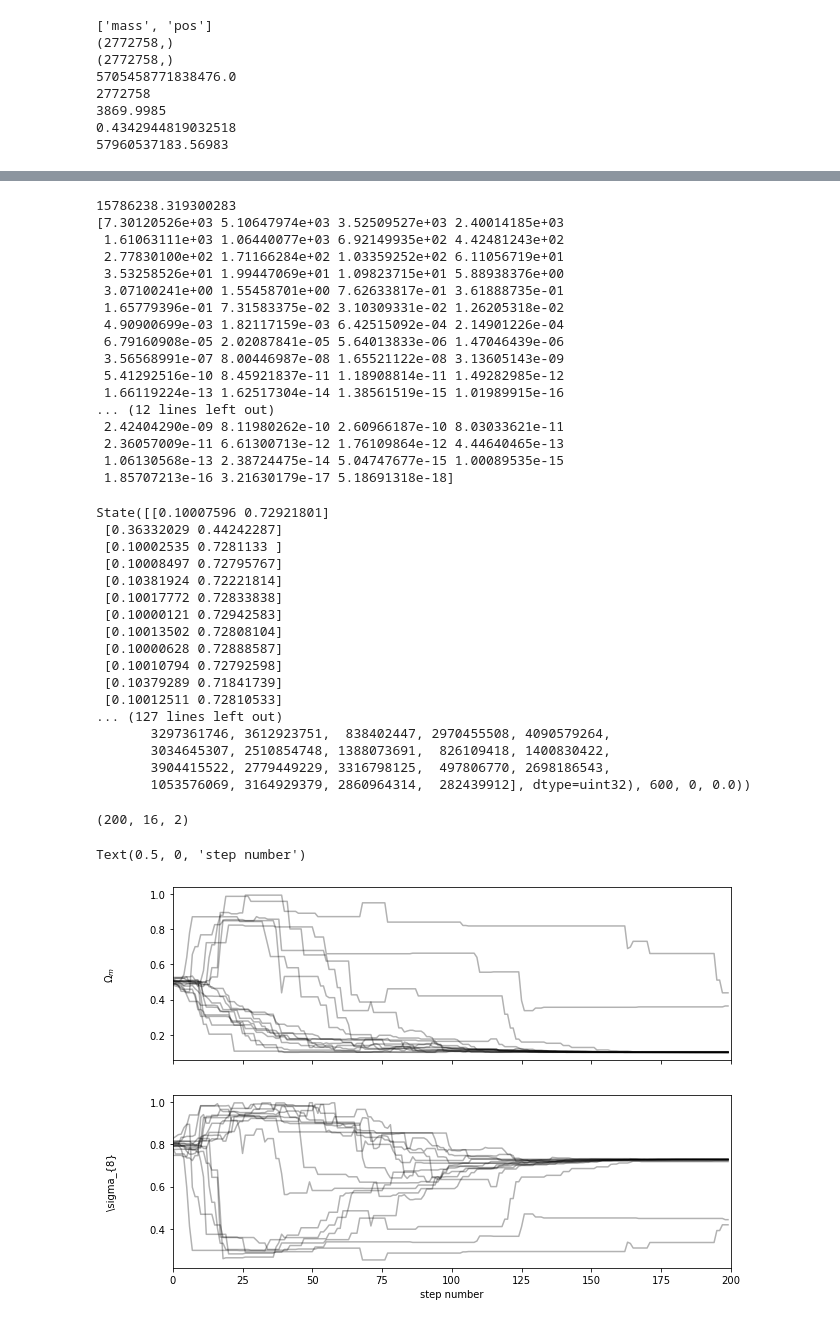
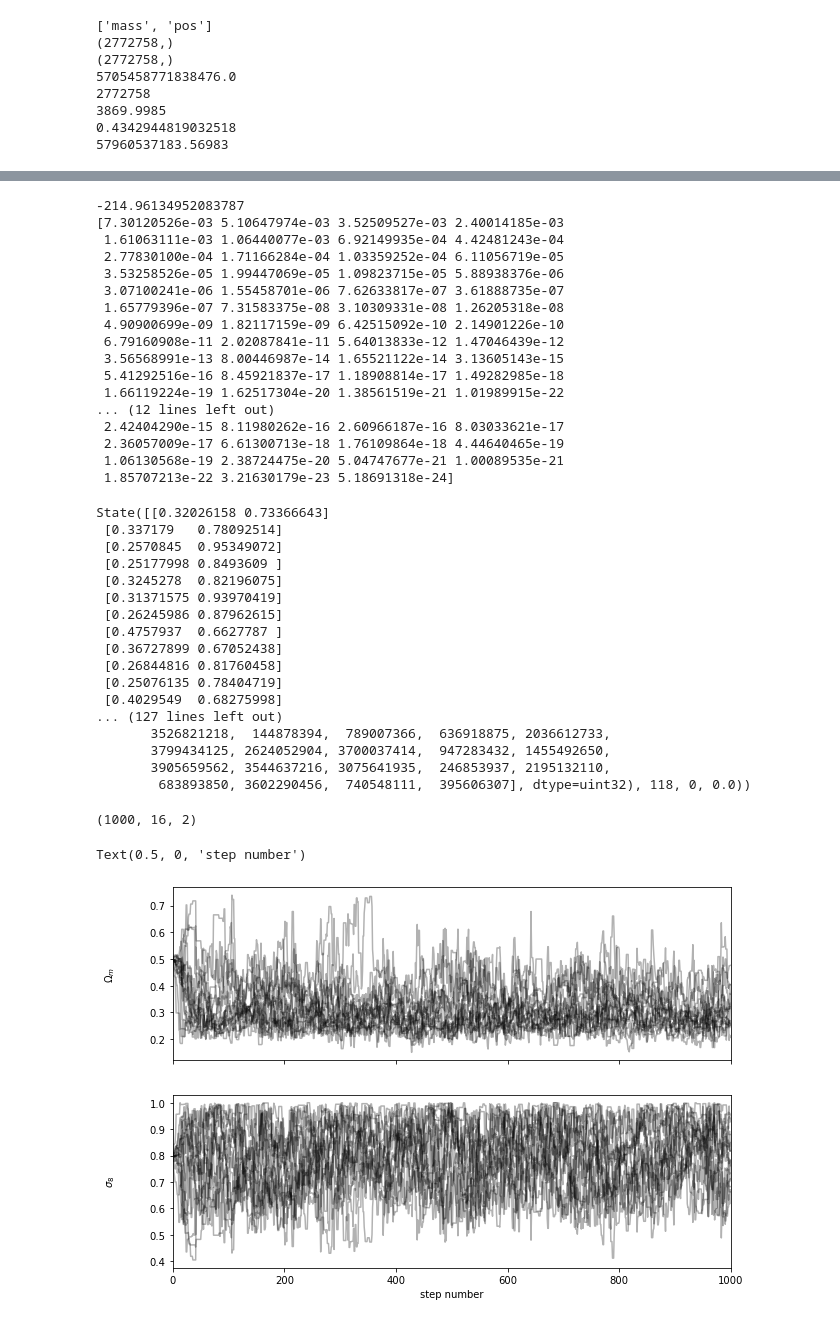
Before and after one commit to AleOzmandis22/Abilita-Informatiche, a Jupyter notebook: Progetto_Abilita_Informatiche.ipynb, the cells around one changed output, grey strips where cells are left out. Saved outputs shown, nothing was run; the diff lists cells and outputs as text; code cells hidden in the pictures.

```diff
--- a/Progetto_Abilita_Informatiche.ipynb
+++ b/Progetto_Abilita_Informatiche.ipynb
@@ -90,5 +90,5 @@ plt.show()
 # %%
-bin_heights, bin_borders = np.histogram(np.log10(a['mass']), bins=51, range = (np.log10(xmin), np.log10(xmax) ))
+bin_heights, bin_borders = np.histogram(np.log10(a['mass']), bins=51, range = (np.log10(xmin), np.log10(xmax) ), density = True)
 bin_widths = np.diff(bin_borders)
 bin_centers = bin_borders[:-1] + bin_widths / 2
 
@@ -97,7 +97,7 @@ def func(x, a1, a2, a3):
     params = {'flat': True, 'H0': a1, 'Om0': a2, 'Ob0': 0.049,'sigma8': a3, 'ns': 0.95} # This sets a customized cosmology
     cosmology.addCosmology('myCosmofit', params)
     cosmo = cosmology.setCosmology('myCosmofit')
-    mfunc_so = BoxVolume*mass_function.massFunction(x, 0.0, mdef = 'vir', model = 'despali16', q_out = 'dndlnM')
+    mfunc_so = BoxVolume*(1e-6)*mass_function.massFunction(x, 0.0, mdef = 'vir', model = 'despali16', q_out = 'dndlnM')
     return mfunc_so
 
 
@@ -121,7 +121,7 @@ def massfunction(theta, mass):
     Om0, sigma8 = theta
     params = {'flat': True, 'H0': 67.77, 'Om0': Om0, 'Ob0': 0.048254,'sigma8': sigma8, 'ns': 0.96} # This sets a customized cosmology
     cosmo = cosmology.setCosmology('likeCosmo',params)
-    mfunc_so = np.array(BoxVolume*mass_function.massFunction(mass, 0.0, mdef = 'vir', model = 'despali16', q_out = 'dndlnM'))
+    mfunc_so = np.array(BoxVolume*(1e-6)*mass_function.massFunction(mass, 0.0, mdef = 'vir', model = 'despali16', q_out = 'dndlnM'))
     return mfunc_so
 
 def log_prior(theta):
@@ -153,64 +153,64 @@ theta = [0.1,0.3]
 print(log_likelihood(theta, xdata, ydata))
 print(massfunction(theta, xdata))
 # %% [output]
-15786238.319300283
-[7.30120526e+03 5.10647974e+03 3.52509527e+03 2.40014185e+03
- 1.61063111e+03 1.06440077e+03 6.92149935e+02 4.42481243e+02
- 2.77830100e+02 1.71166284e+02 1.03359252e+02 6.11056719e+01
- 3.53258526e+01 1.99447069e+01 1.09823715e+01 5.88938376e+00
- 3.07100241e+00 1.55458701e+00 7.62633817e-01 3.61888735e-01
- 1.65779396e-01 7.31583375e-02 3.10309331e-02 1.26205318e-02
- 4.90900699e-03 1.82117159e-03 6.42515092e-04 2.14901226e-04
- 6.79160908e-05 2.02087841e-05 5.64013833e-06 1.47046439e-06
- 3.56568991e-07 8.00446987e-08 1.65521122e-08 3.13605143e-09
- 5.41292516e-10 8.45921837e-11 1.18908814e-11 1.49282985e-12
- 1.66119224e-13 1.62517304e-14 1.38561519e-15 1.01989915e-16
+-214.96134952083787
+[7.30120526e-03 5.10647974e-03 3.52509527e-03 2.40014185e-03
+ 1.61063111e-03 1.06440077e-03 6.92149935e-04 4.42481243e-04
+ 2.77830100e-04 1.71166284e-04 1.03359252e-04 6.11056719e-05
+ 3.53258526e-05 1.99447069e-05 1.09823715e-05 5.88938376e-06
+ 3.07100241e-06 1.55458701e-06 7.62633817e-07 3.61888735e-07
+ 1.65779396e-07 7.31583375e-08 3.10309331e-08 1.26205318e-08
+ 4.90900699e-09 1.82117159e-09 6.42515092e-10 2.14901226e-10
+ 6.79160908e-11 2.02087841e-11 5.64013833e-12 1.47046439e-12
+ 3.56568991e-13 8.00446987e-14 1.65521122e-14 3.13605143e-15
+ 5.41292516e-16 8.45921837e-17 1.18908814e-17 1.49282985e-18
+ 1.66119224e-19 1.62517304e-20 1.38561519e-21 1.01989915e-22
 ... (12 lines left out)
- 2.42404290e-09 8.11980262e-10 2.60966187e-10 8.03033621e-11
- 2.36057009e-11 6.61300713e-12 1.76109864e-12 4.44640465e-13
- 1.06130568e-13 2.38724475e-14 5.04747677e-15 1.00089535e-15
- 1.85707213e-16 3.21630179e-17 5.18691318e-18]
+ 2.42404290e-15 8.11980262e-16 2.60966187e-16 8.03033621e-17
+ 2.36057009e-17 6.61300713e-18 1.76109864e-18 4.44640465e-19
+ 1.06130568e-19 2.38724475e-20 5.04747677e-21 1.00089535e-21
+ 1.85707213e-22 3.21630179e-23 5.18691318e-24]
 # %%
 pos = [0.5,0.8] + 1e-2 * np.random.randn(16, 2)
 nwalkers, ndim = pos.shape
 
 sampler = emcee.EnsembleSampler(nwalkers, ndim, log_posterior, args=(xdata, ydata))
-sampler.run_mcmc(pos, 200, progress=True)
+sampler.run_mcmc(pos, 1000, progress=True)
 # %% [output]
-State([[0.10007596 0.72921801]
- [0.36332029 0.44242287]
- [0.10002535 0.7281133 ]
- [0.10008497 0.72795767]
- [0.10381924 0.72221814]
- [0.10017772 0.72833838]
- [0.10000121 0.72942583]
- [0.10013502 0.72808104]
- [0.10000628 0.72888587]
- [0.10010794 0.72792598]
- [0.10379289 0.71841739]
- [0.10012511 0.72810533]
+State([[0.32026158 0.73366643]
+ [0.337179   0.78092514]
+ [0.2570845  0.95349072]
+ [0.25177998 0.8493609 ]
+ [0.3245278  0.82196075]
+ [0.31371575 0.93970419]
+ [0.26245986 0.87962615]
+ [0.4757937  0.6627787 ]
+ [0.36727899 0.67052438]
+ [0.26844816 0.81760458]
+ [0.25076135 0.78404719]
+ [0.4029549  0.68275998]
 ... (127 lines left out)
-       3297361746, 3612923751,  838402447, 2970455508, 4090579264,
-       3034645307, 2510854748, 1388073691,  826109418, 1400830422,
-       3904415522, 2779449229, 3316798125,  497806770, 2698186543,
-       1053576069, 3164929379, 2860964314,  282439912], dtype=uint32), 600, 0, 0.0))
+       3526821218,  144878394,  789007366,  636918875, 2036612733,
+       3799434125, 2624052904, 3700037414,  947283432, 1455492650,
+       3905659562, 3544637216, 3075641935,  246853937, 2195132110,
+        683893850, 3602290456,  740548111,  395606307], dtype=uint32), 118, 0, 0.0))
 # %%
 fig, axes = plt.subplots(2, figsize=(10, 7), sharex=True)
 samples = sampler.get_chain()
 print(samples.shape)
-labels = ["$\Omega_{m}$", "\sigma_{8}"]
+labels = ["$\Omega_{m}$", "$\sigma_{8}$"]
 for i in range(ndim):
     ax = axes[i]
     ax.plot(samples[:, :, i], "k", alpha=0.3)
     ax.set_xlim(0, len(samples))
     ax.set_ylabel(labels[i])
     ax.yaxis.set_label_coords(-0.1, 0.5)
 
 axes[-1].set_xlabel("step number")
 # %% [output]
-(200, 16, 2)
+(1000, 16, 2)
 Text(0.5, 0, 'step number')
-[figure, old version]
+[figure, new version]
 # %%
 flat_samples = sampler.get_chain(discard=100, flat=True)
 
```
Also changed, not shown: parts of 4 cells of this notebook.
